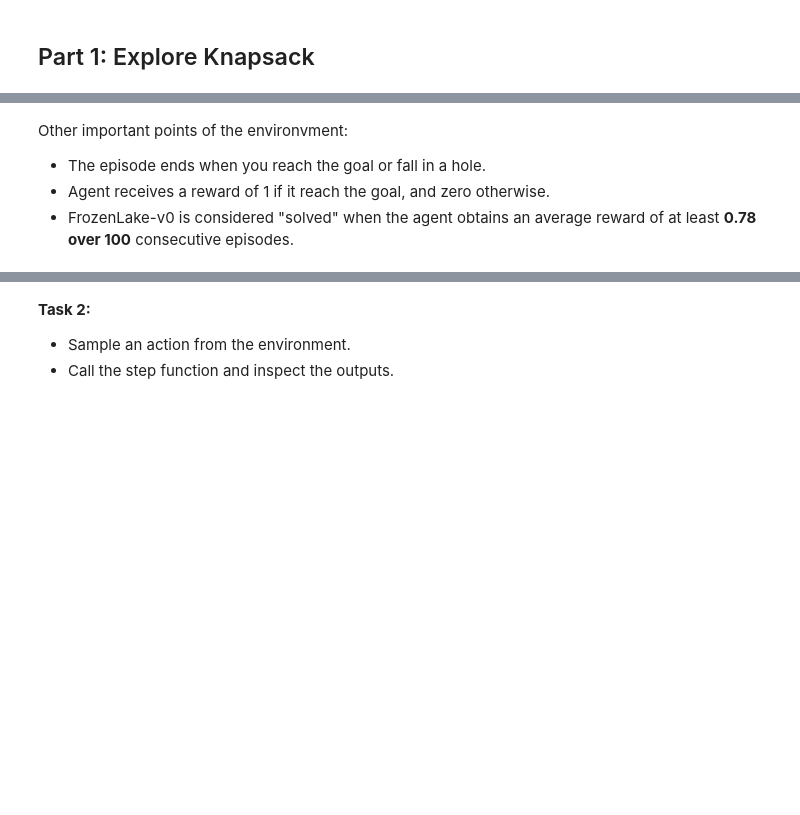
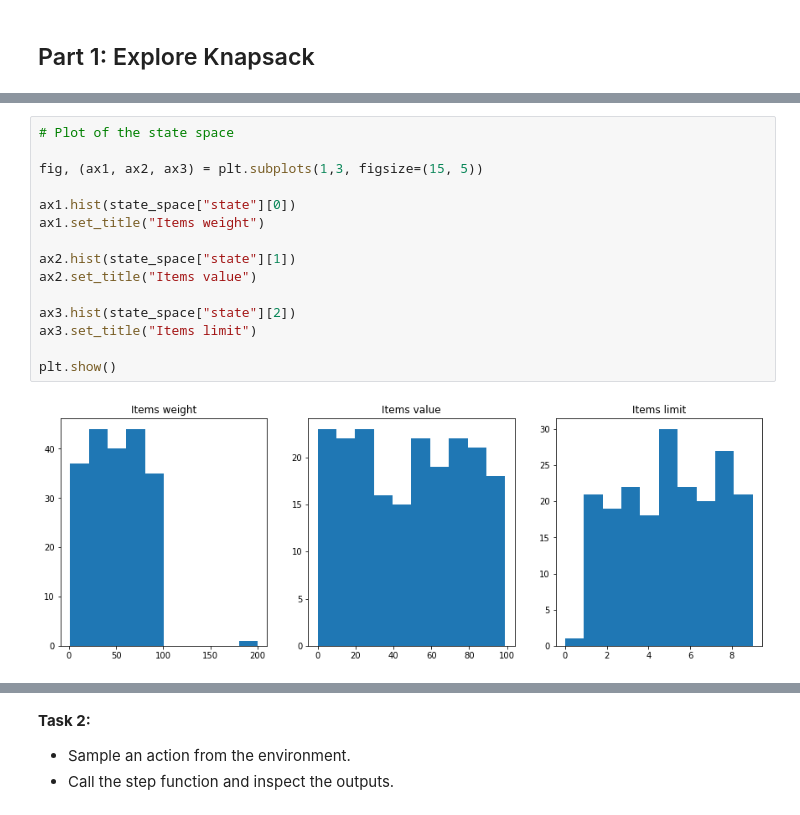
Before and after one commit to mikevdmeijden/1BM120, a Jupyter notebook: Main/BKP_Project.ipynb, the cells around one changed output, grey strips where cells are left out. Drawn from its saved outputs; the diff is of its cells as text; blank space fills up the shorter version.

```diff
--- a/Main/BKP_Project.ipynb
+++ b/Main/BKP_Project.ipynb
@@ -73,5 +52,17 @@ State space 16
-# %% [markdown]
-Other important points of the environvment:
-- The episode ends when you reach the goal or fall in a hole.
-- Agent receives a reward of 1 if it reach the goal, and zero otherwise.
-- FrozenLake-v0 is considered "solved" when the agent obtains an average reward of at least **0.78 over 100** consecutive episodes.
+# %%
+# Plot of the state space
+
+fig, (ax1, ax2, ax3) = plt.subplots(1,3, figsize=(15, 5))
+
+ax1.hist(state_space["state"][0])
+ax1.set_title("Items weight")
+
+ax2.hist(state_space["state"][1])
+ax2.set_title("Items value")
+
+ax3.hist(state_space["state"][2])
+ax3.set_title("Items limit")
+
+plt.show()
+# %% [output]
+[figure, added]
```
Also changed, not shown: parts of 13 cells of this notebook.
